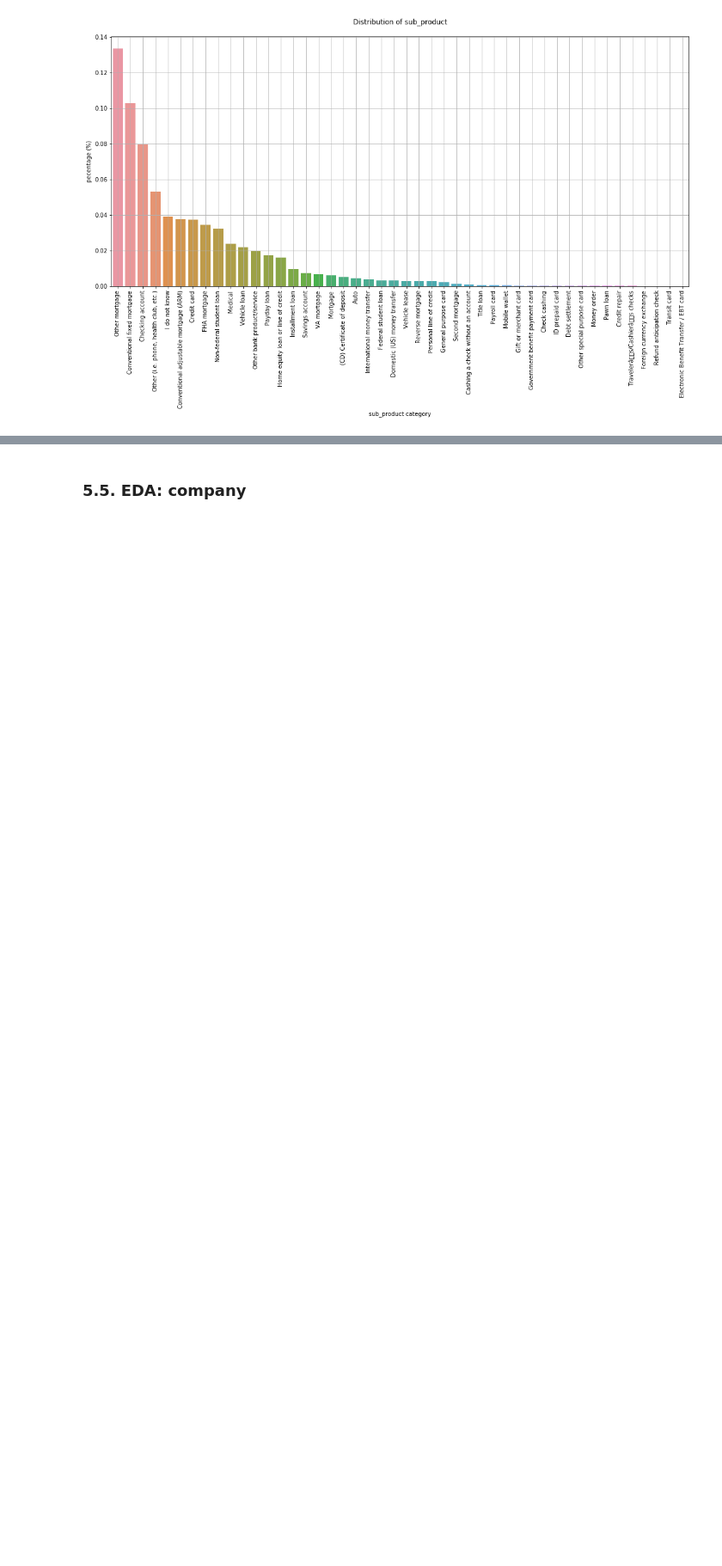
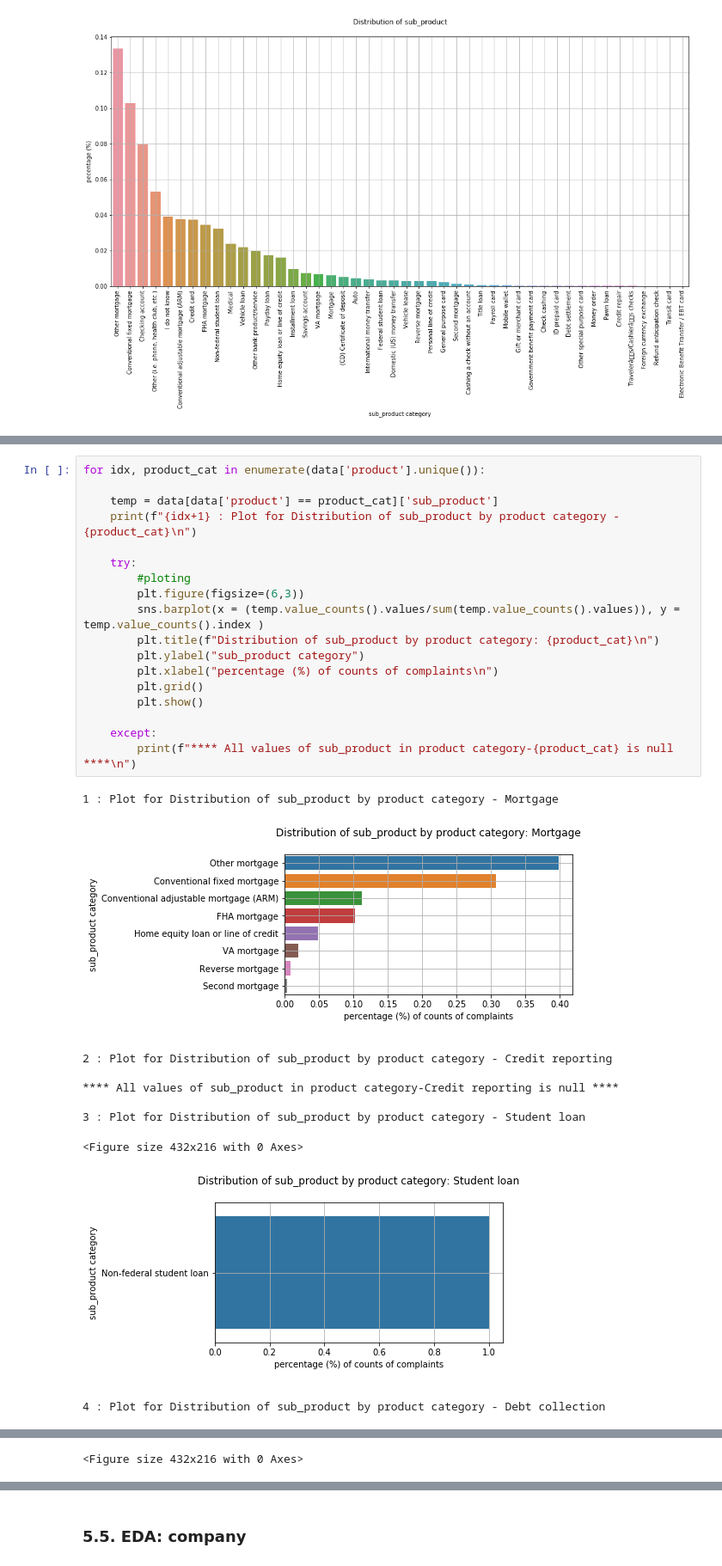
Before and after one commit to adityaadarsh/Complain-Classification, a Jupyter notebook: Complain Classification Assignment.ipynb, the cells around one changed output, grey strips where cells are left out. Shown at 86% size. Cells and saved outputs as stored; diff of their text form; blank space fills up the shorter version.

```diff
--- a/Complain Classification Assignment.ipynb
+++ b/Complain Classification Assignment.ipynb
@@ -330,0 +335,29 @@ plt.show()
+# %%
+for idx, product_cat in enumerate(data['product'].unique()):
+
+    temp = data[data['product'] == product_cat]['sub_product']
+    print(f"{idx+1} : Plot for Distribution of sub_product by product category - {product_cat}\n")
+
+    try:
+        #ploting
+        plt.figure(figsize=(6,3))
+        sns.barplot(x = (temp.value_counts().values/sum(temp.value_counts().values)), y = temp.value_counts().index )
+        plt.title(f"Distribution of sub_product by product category: {product_cat}\n")
+        plt.ylabel("sub_product category")
+        plt.xlabel("percentage (%) of counts of complaints\n")
+        plt.grid()
+        plt.show()
+
+    except:
+        print(f"**** All values of sub_product in product category-{product_cat} is null ****\n")
+# %% [output]
+1 : Plot for Distribution of sub_product by product category - Mortgage
+[figure, added]
+2 : Plot for Distribution of sub_product by product category - Credit reporting
+
+**** All values of sub_product in product category-Credit reporting is null ****
+
+3 : Plot for Distribution of sub_product by product category - Student loan
+<Figure size 432x216 with 0 Axes>
+[figure, added]
+4 : Plot for Distribution of sub_product by product category - Debt collection
@@ -330,0 +370 @@ plt.show()
+<Figure size 432x216 with 0 Axes>
```
Also changed, not shown: parts of 26 cells of this notebook.
